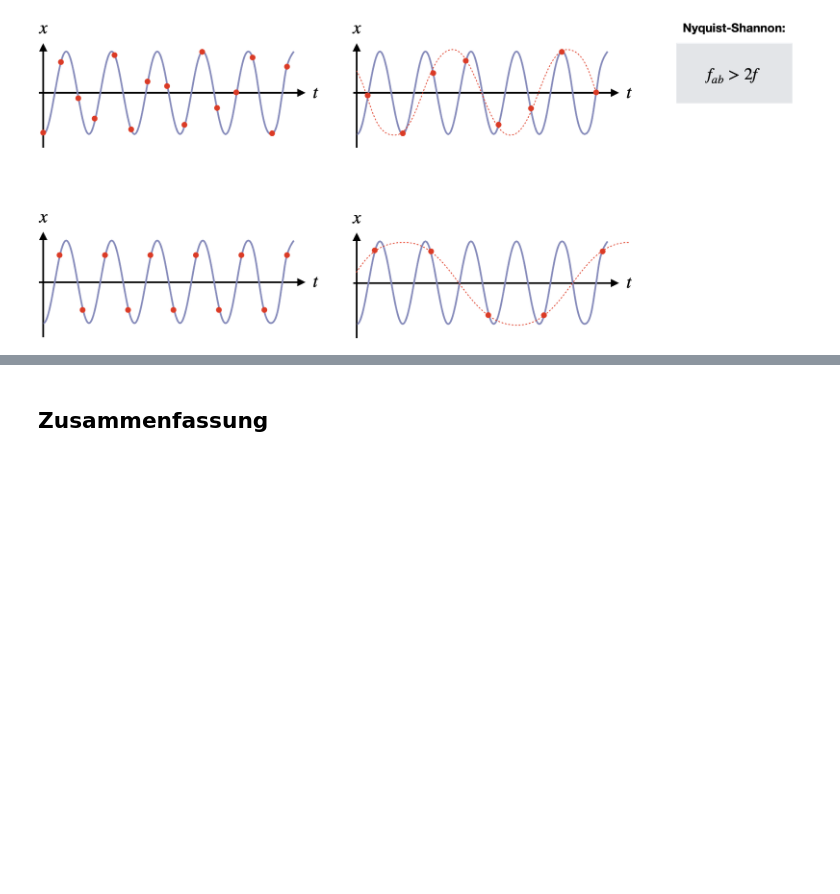
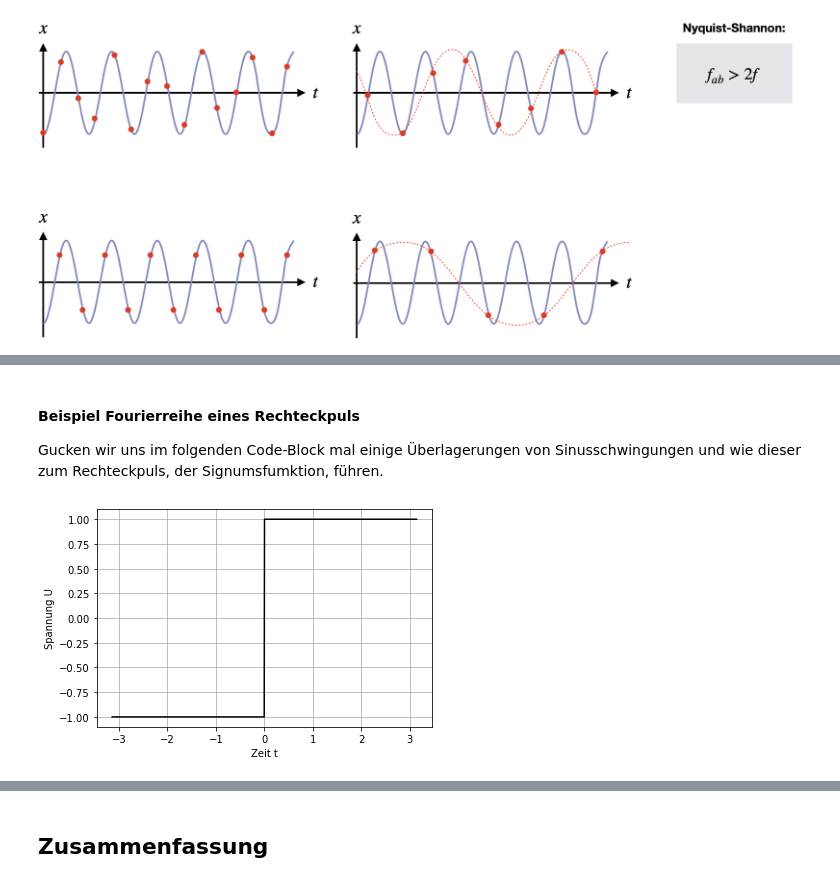
Before and after one commit to Kisleif/messtechnik-lecture, a Jupyter notebook: Messsignale.ipynb, the cells around one changed output, grey strips where cells are left out. Drawn from its saved outputs; the diff is of its cells as text; code cells hidden in the pictures; blank space fills up the shorter version.

```diff
--- a/Messsignale.ipynb
+++ b/Messsignale.ipynb
@@ -274,0 +415,26 @@ Image("pictures/aliasing.png", width=800)
+# %% [markdown]
+#### Beispiel Fourierreihe eines Rechteckpuls
+<a id="SubsubSec-Bsp_Fourier_rechteck"></a>
+
+Gucken wir uns im folgenden Code-Block mal einige Überlagerungen von Sinusschwingungen und wie dieser zum Rechteckpuls, der Signumsfumktion, führen.
+# %%
+# Defintion der Rechteckfunktion
+def rechteck(x):
+    out = 0
+    if x<0:
+        out = -1
+    if x>0:
+        out = 1
+    return out
+sig = []
+x = np.linspace(-np.pi, np.pi, 1000)
+for i in x:
+    sig.append(rechteck(i))
+
+plt.plot(x,sig, 'k')
+plt.grid()
+plt.xlabel('Zeit t')
+plt.ylabel('Spannung U')
+plt.show()
+# %% [output]
+[figure, added]
```
Also changed, not shown: parts of 13 cells of this notebook, 4 other files.
